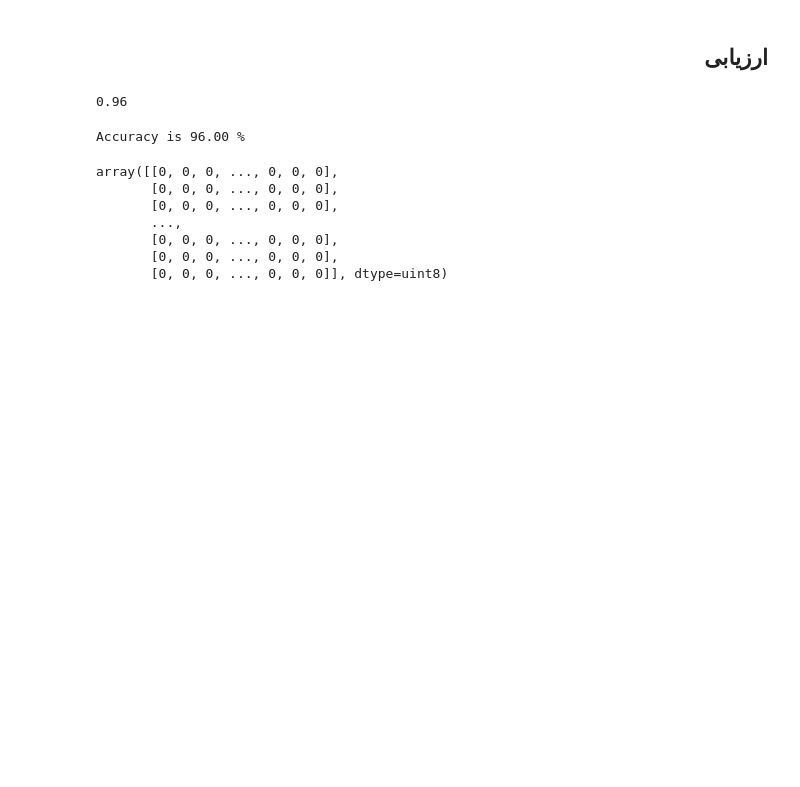
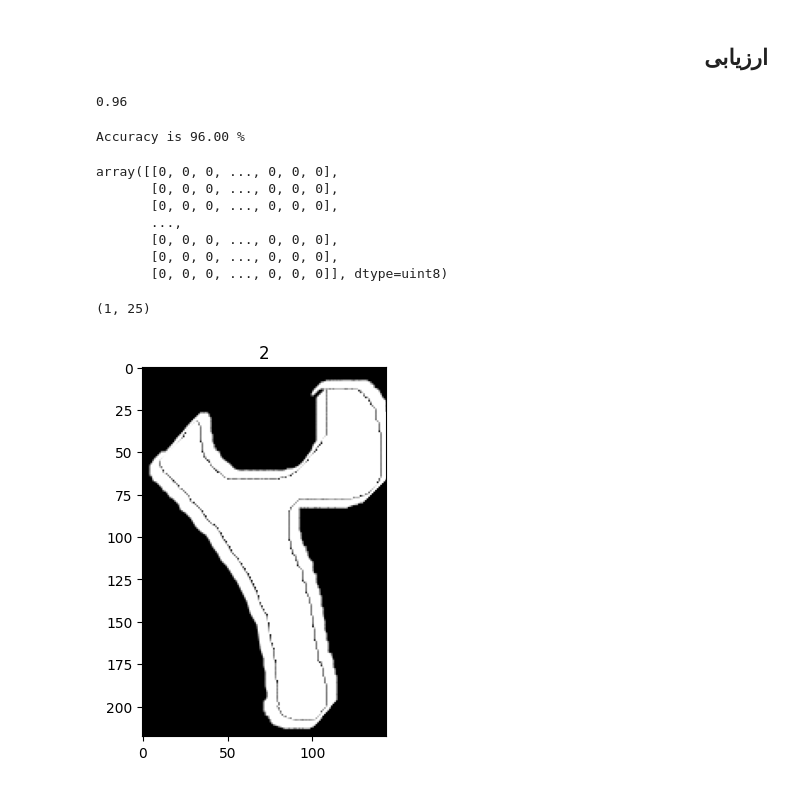
Before and after one commit to BehrangHaghdoust/ExpenseTracker, a Jupyter notebook: 04-persian-digit-classification-with-knn.ipynb, the cells around one changed output. Cells and saved outputs as stored; diff of their text form; code cells hidden in the pictures; blank space fills up the shorter version.

```diff
--- a/04-persian-digit-classification-with-knn.ipynb
+++ b/04-persian-digit-classification-with-knn.ipynb
@@ -255,3 +255,21 @@ array([[0, 0, 0, ..., 0, 0, 0],
        [0, 0, 0, ..., 0, 0, 0],
        [0, 0, 0, ..., 0, 0, 0],
        [0, 0, 0, ..., 0, 0, 0]], dtype=uint8)
+# %%
+img = cv2.imread("image test.png", cv2.IMREAD_GRAYSCALE)
+img2 = cv2.imread("image test2.png", cv2.IMREAD_GRAYSCALE)
+img3 = cv2.imread("image test3.png", cv2.IMREAD_GRAYSCALE)
+resized = cv2.resize(img,(5,5))
+resized2 = cv2.resize(img2,(5,5))
+resized3 = cv2.resize(img3,(5,5))
+x = resized.reshape(1,25)
+y = resized2.reshape(1,25)
+z = resized3.reshape(1,25)
+
+plt.imshow(img , cmap="gray")
+plt.title(neigh.predict(x)[0]);
+
+x.shape
+# %% [output]
+(1, 25)
+[figure, added]
```
Also changed, not shown: parts of 4 cells of this notebook.
